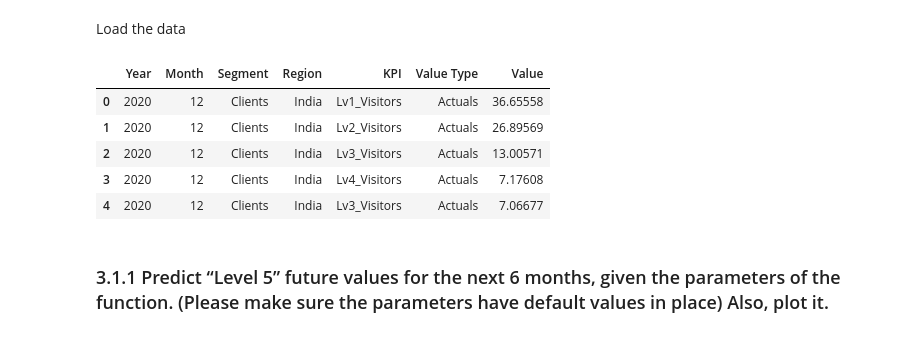
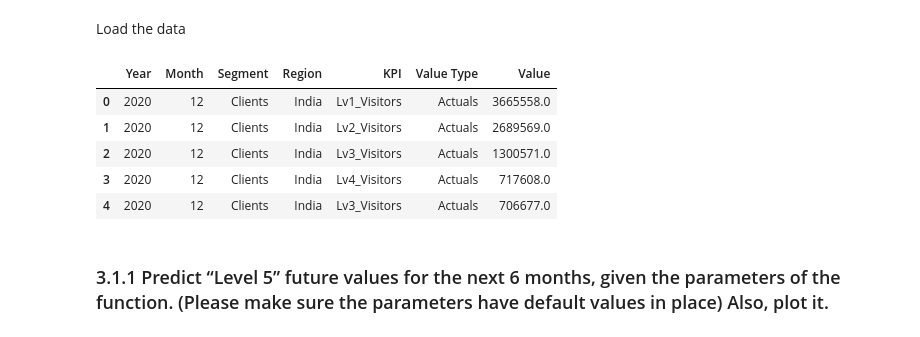
Before and after one commit to pratiksrm99/DataAnalysis, a Jupyter notebook: Website_Visitors_Data_Analysis/Analysis Notebook/Part_3-Prediction.ipynb, the cells around one changed output. Drawn from its saved outputs; the diff is of its cells as text; code cells hidden in the pictures.

```diff
--- a/Website_Visitors_Data_Analysis/Analysis Notebook/Part_3-Prediction.ipynb
+++ b/Website_Visitors_Data_Analysis/Analysis Notebook/Part_3-Prediction.ipynb
@@ -24,16 +25,16 @@ Load the data
 # %%
 # Reading the dataset
 df = pd.read_csv("../data/createdDataFrame.csv")
-
+df["Value"] = df["Value"]*100000
 # Displaying the data
 df.head()
 # %% [output]
 |  | Year | Month | Segment | Region | KPI | Value Type | Value |
-| 0 | 2020 | 12 | Clients | India | Lv1_Visitors | Actuals | 36.65558 |
-| 1 | 2020 | 12 | Clients | India | Lv2_Visitors | Actuals | 26.89569 |
-| 2 | 2020 | 12 | Clients | India | Lv3_Visitors | Actuals | 13.00571 |
-| 3 | 2020 | 12 | Clients | India | Lv4_Visitors | Actuals | 7.17608 |
-| 4 | 2020 | 12 | Clients | India | Lv3_Visitors | Actuals | 7.06677 |
+| 0 | 2020 | 12 | Clients | India | Lv1_Visitors | Actuals | 3665558.0 |
+| 1 | 2020 | 12 | Clients | India | Lv2_Visitors | Actuals | 2689569.0 |
+| 2 | 2020 | 12 | Clients | India | Lv3_Visitors | Actuals | 1300571.0 |
+| 3 | 2020 | 12 | Clients | India | Lv4_Visitors | Actuals | 717608.0 |
+| 4 | 2020 | 12 | Clients | India | Lv3_Visitors | Actuals | 706677.0 |
 # %% [markdown]
 ### 3.1.1 Predict “Level 5” future values for the next 6 months, given the parameters of the function. (Please make sure the parameters have default values in place) Also, plot it.
 # %%
```
Also changed, not shown: parts of 18 cells of this notebook.
